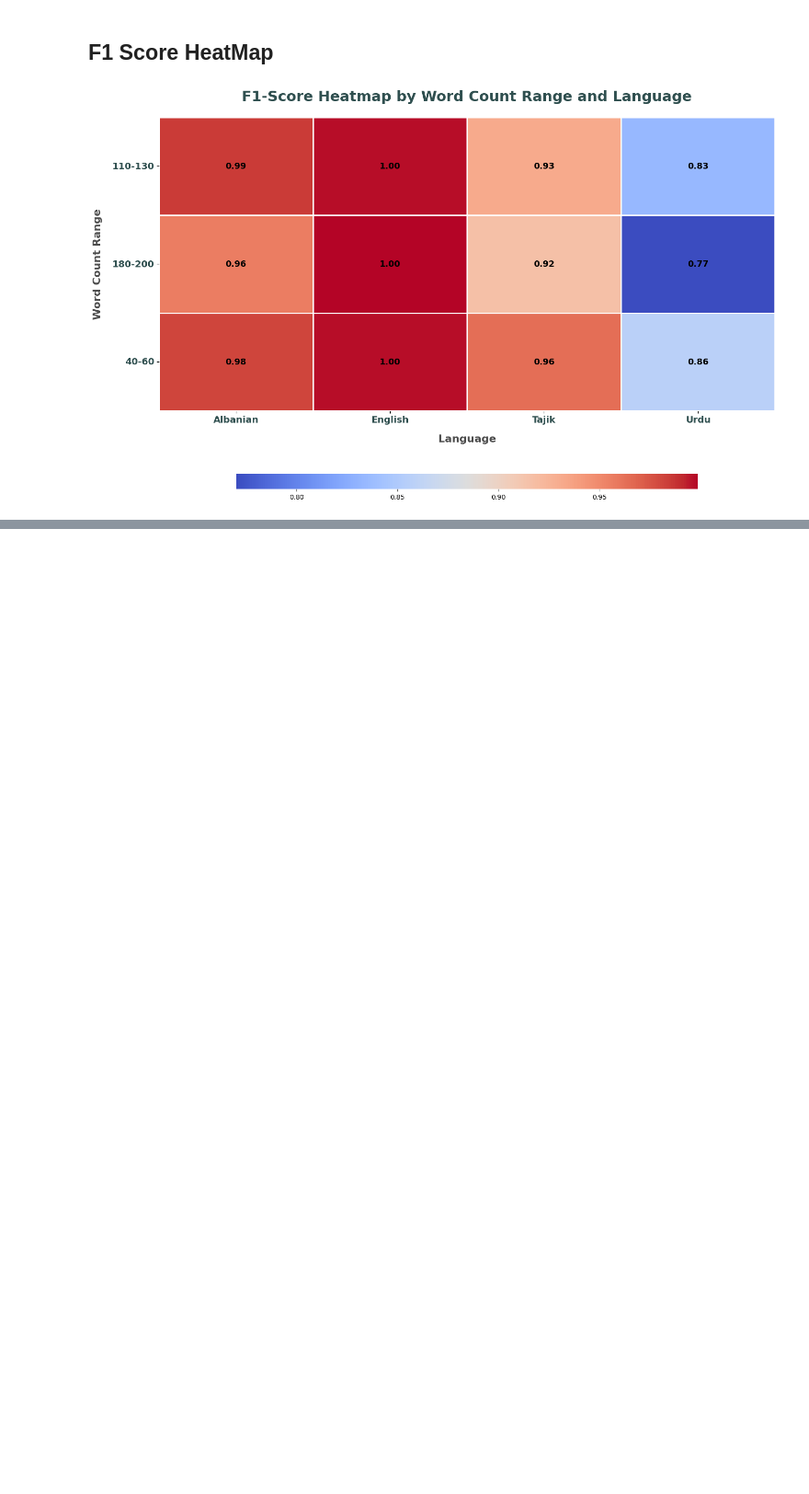
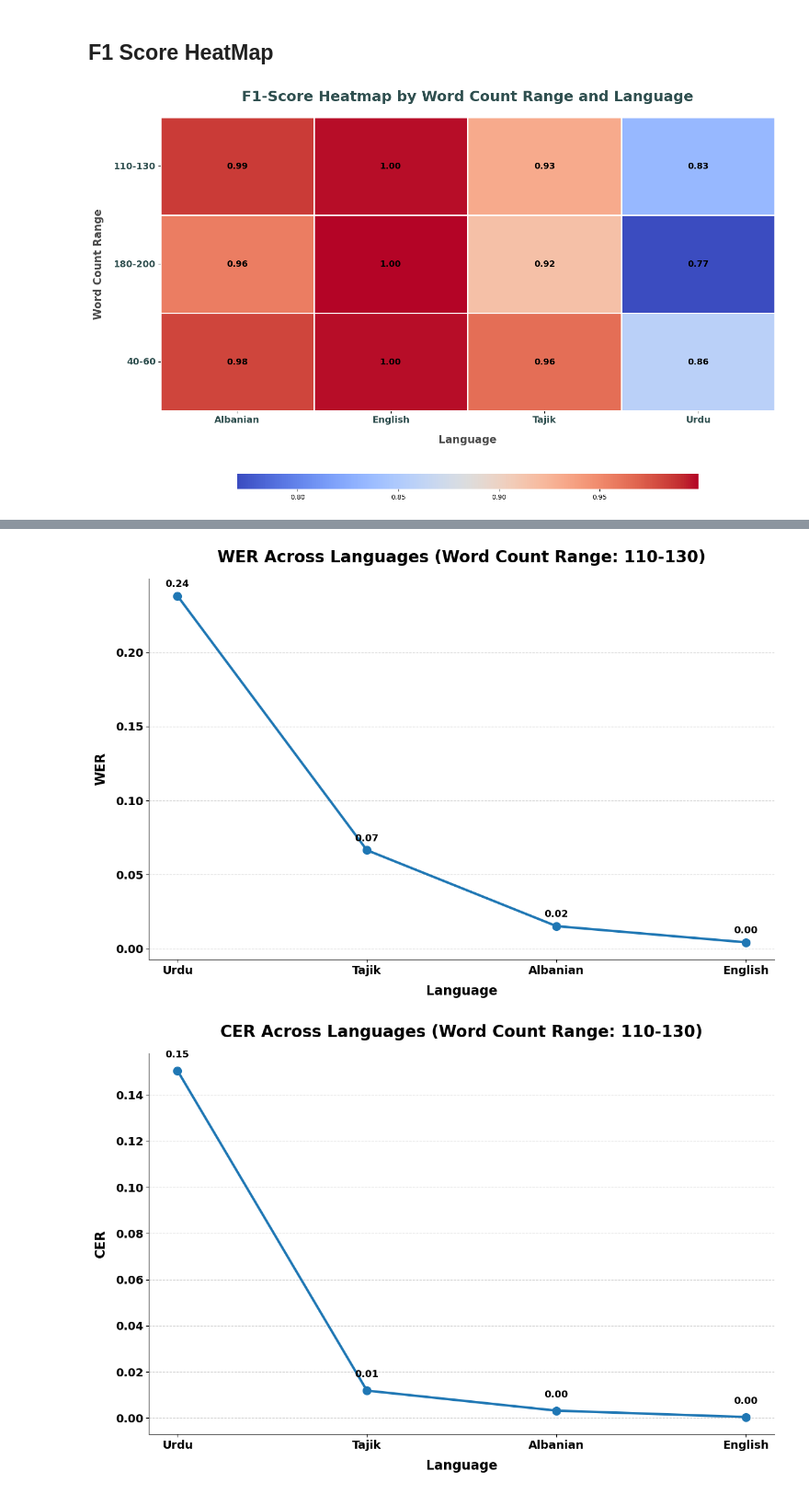
Before and after one commit to abdullahsohaill/CS6303-ResearchProject, a Jupyter notebook: Analysis/Word_Count_Analysis.ipynb, the cells around one changed output, grey strips where cells are left out. Shown at 92% size. Cells and saved outputs as stored; diff of their text form; code cells hidden in the pictures; blank space fills up the shorter version.

```diff
--- a/Analysis/Word_Count_Analysis.ipynb
+++ b/Analysis/Word_Count_Analysis.ipynb
@@ -892,0 +1169,61 @@ plot_heatmap_f1_word_count(f1_combined_word_count_df)
+# %%
+import pandas as pd
+import matplotlib.pyplot as plt
+import seaborn as sns
+
+# Function to filter and prepare data for specific word count range
+def prepare_data_for_word_range(df, word_count_range):
+    # Filter for the specific word count range
+    filtered_df = df[df['Word Count Range'] == word_count_range].copy()
+
+    # Calculate mean metric values per language
+    metrics_df = filtered_df.groupby('Language')[['WER', 'CER', 'BLEU']].mean().reset_index()
+
+    # Sort languages based on "low-resource" status
+    language_order = ['Urdu', 'Tajik', 'Albanian', 'English']  # Modify this list as needed
+    metrics_df['Language'] = pd.Categorical(metrics_df['Language'], categories=language_order, ordered=True)
+    metrics_df = metrics_df.sort_values('Language')  # Sort DataFrame based on the order
+    return metrics_df
+
+# Enhanced Line Plot Function using Matplotlib
+def plot_enhanced_metric_line(metrics_df, metric):
+    plt.figure(figsize=(12, 8))
+
+    # Line plot with markers using Matplotlib
+    plt.plot(
+        metrics_df['Language'],
+        metrics_df[metric],
+        marker='o',
+        markersize=10,
+        linewidth=3,
+        color='tab:blue',
+        linestyle='-'
+    )
+
+    # Annotate the values with clean spacing
+    for x, y in zip(metrics_df['Language'], metrics_df[metric]):
+        plt.text(x, y + 0.005, f'{y:.2f}', ha='center', va='bottom', fontsize=12, fontweight='bold', color='black')
+
+    # Aesthetic customizations
+    plt.title(f"{metric} Across Languages (Word Count Range: 110-130)", fontsize=20, fontweight='bold', pad=20)
+    plt.xlabel("Language", fontsize=16, fontweight='bold', labelpad=10)
+    plt.ylabel(metric, fontsize=16, fontweight='bold', labelpad=10)
+
+    # Enhance grid and overall style
+    plt.grid(axis='y', linestyle='--', alpha=0.5)
+    sns.despine()  # Remove unnecessary borders
+    plt.xticks(fontsize=14, fontweight='bold')
+    plt.yticks(fontsize=14, fontweight='bold')
+    plt.tight_layout()
+    plt.show()
+
+# Prepare the combined data
+combined_df = prepare_combined_data()  # Assuming combined_df is generated using the earlier function
+metrics_df = prepare_data_for_word_range(combined_df, '110-130')
+
+# Plot WER, CER, BLEU for Word Count Range 110-130
+for metric in ['WER', 'CER', 'BLEU']:
+    plot_enhanced_metric_line(metrics_df, metric)
+# %% [output]
+[figure, added]
+[figure, added]
```
Also changed, not shown: parts of 14 cells of this notebook.
